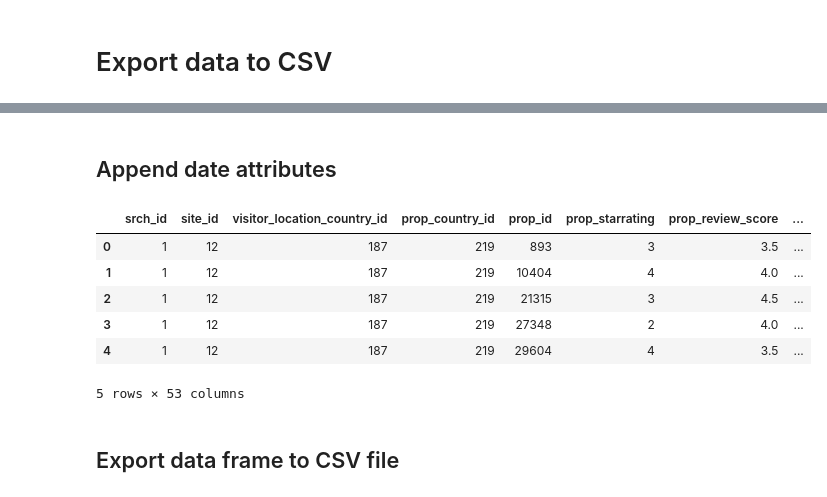
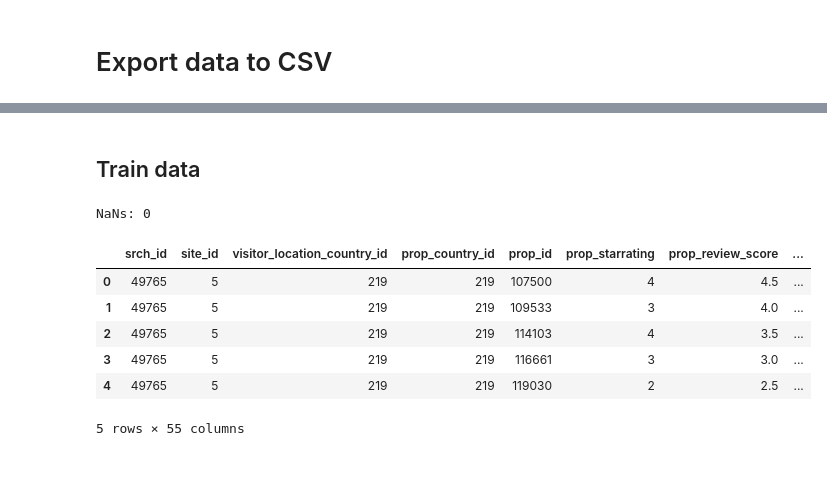
Before and after one commit to silesbu/dmt41, a Jupyter notebook: assignment2/python_analysis_assignment_2.ipynb, the cells around one changed output, grey strips where cells are left out. Drawn from its saved outputs; the diff is of its cells as text; code cells hidden in the pictures; blank space fills up the shorter version.

Commit message:
Update analysis files
Updates the analysis files by Kevin to the current state. Imputation has also been implemented.

```diff
--- a/assignment2/python_analysis_assignment_2.ipynb
+++ b/assignment2/python_analysis_assignment_2.ipynb
@@ -15,10 +15,12 @@ import tqdm
 # %% [markdown]
 # Set data variables
 # %%
-trainPath = "/home/kevin/data_mining/data/assignment2/train.csv"
-testPath = "/home/kevin/data_mining/data/assignment2/test.csv"
+trainPath = "/home/kevin/data_mining/data/assignment2/Split_Data_DM/train.csv"
+validPath = "/home/kevin/data_mining/data/assignment2/Split_Data_DM/validation.csv"
+testPath = "/home/kevin/data_mining/data/assignment2/Split_Data_DM/test.csv"
 
 traincols = list(pd.read_csv(trainPath,nrows=1).columns.values)
+validcols = list(pd.read_csv(validPath,nrows=1).columns.values)
 testcols = list(pd.read_csv(testPath,nrows=1).columns.values)
 # %% [markdown]
 # Feature Engineering
@@ -47,5 +41,8 @@ train_time_df.head()
 # %% [markdown]
 # Missing values imputation
+# %%
+# Initialize missing values dictionary
+imp = {}
 # %% [markdown]
 ## Origin-destination distance
 # %%
@@ -87,6 +84,8 @@ print("Number of NaNs after pairs:",np.sum(dist_nans))
 
 # Fill NAs with medians per visitor location ID
 visitor_medians = np.zeros(np.max(df["visitor_location_country_id"]))
+visitor_medians[:] = np.nan
+
 vis_loc_ids = df["visitor_location_country_id"] - 1
 for n in range(len(visitor_medians)):
     vals = (vis_loc_ids == n) & ~dist_nans
@@ -103,10 +102,11 @@ print("Number of NaNs after visitor ID imputation:",np.sum(dist_nans))
 median_distance = np.median(df.loc[~dist_nans,"orig_destination_distance"])
 df.loc[dist_nans,"orig_destination_distance"] = median_distance
 
-# Store the computed training distances
-train_distances = df["orig_destination_distance"]
-
 print("Number of NaNs after:",np.sum(np.isnan(df["orig_destination_distance"])))
 
+imp["mean_distances"] = mean_distances
+imp["visitor_medians"] = visitor_medians
+imp["median_distance"] = median_distance
+
 del df
 # %% [output]
@@ -120,8 +120,13 @@ Number of NaNs after: 0
 attributes = ["prop_location_score2","srch_query_affinity_score"]
 df = pd.read_csv(trainPath,usecols=attributes)
 
-review_imp = 1
-location_score2_imp = np.percentile(df["prop_location_score2"],25)
-srch_query_affinity_imp = np.percentile(df["srch_query_affinity_score"],25)
+imp["prop_review_score"] = 1
+imp["comp"] = 0
+
+nans = np.isnan(df["prop_location_score2"])
+imp["prop_location_score2"] = np.percentile(df.loc[~nans,"prop_location_score2"],25)
+
+nans = np.isnan(df["srch_query_affinity_score"])
+imp["srch_query_affinity_score"] = np.percentile(df.loc[~nans,"srch_query_affinity_score"],25)
 
 del df
@@ -182,20 +239,19 @@ train.head()
-# %% [markdown]
-## Append date attributes
-# %%
-for column in train_time_df.columns.values:
-    train[column] = train_time_df[column]
-
-del train_time_df
-
-train.head()
-# %% [output]
-|  | srch_id | site_id | visitor_location_country_id | prop_country_id | prop_id | prop_starrating | prop_review_score | ... |
-| 0 | 1 | 12 | 187 | 219 | 893 | 3 | 3.5 | ... |
-| 1 | 1 | 12 | 187 | 219 | 10404 | 4 | 4.0 | ... |
-| 2 | 1 | 12 | 187 | 219 | 21315 | 3 | 4.5 | ... |
-| 3 | 1 | 12 | 187 | 219 | 27348 | 2 | 4.0 | ... |
-| 4 | 1 | 12 | 187 | 219 | 29604 | 4 | 3.5 | ... |
-5 rows × 53 columns
-# %% [markdown]
-## Export data frame to CSV file
+# %% [markdown]
+## Train data
+# %%
+omitted = ["date_time","visitor_hist_starrating","visitor_hist_adr_usd","gross_bookings_usd"]
+train = construct_full_dataset(trainPath,traincols,omitted,imp)
+
+print("NaNs: %i" % np.sum(train.isnull().values))
+
+train.head()
+# %% [output]
+NaNs: 0
+|  | srch_id | site_id | visitor_location_country_id | prop_country_id | prop_id | prop_starrating | prop_review_score | ... |
+| 0 | 49765 | 5 | 219 | 219 | 107500 | 4 | 4.5 | ... |
+| 1 | 49765 | 5 | 219 | 219 | 109533 | 3 | 4.0 | ... |
+| 2 | 49765 | 5 | 219 | 219 | 114103 | 4 | 3.5 | ... |
+| 3 | 49765 | 5 | 219 | 219 | 116661 | 3 | 3.0 | ... |
+| 4 | 49765 | 5 | 219 | 219 | 119030 | 2 | 2.5 | ... |
+5 rows × 55 columns
 # %%
```
Also changed, not shown: parts of 24 cells of this notebook.
